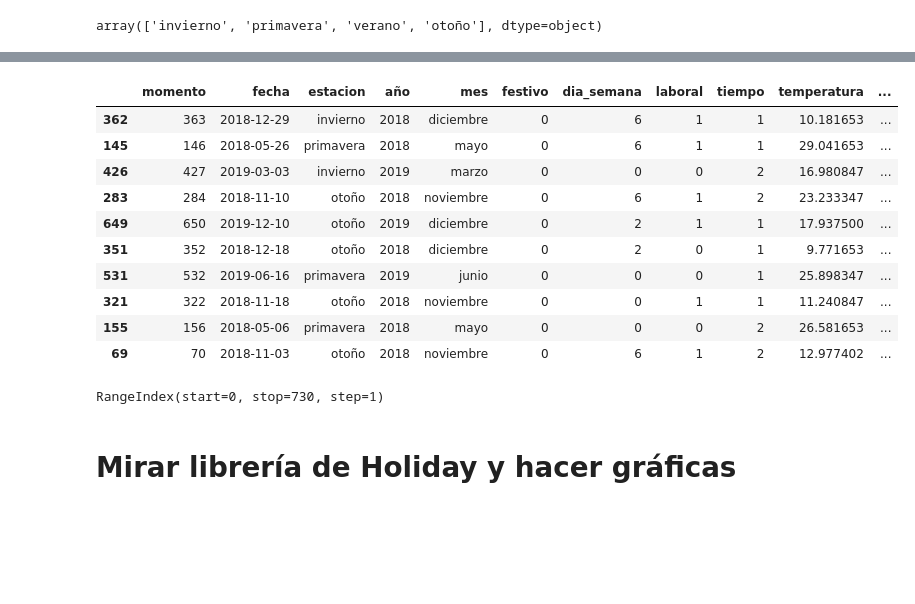
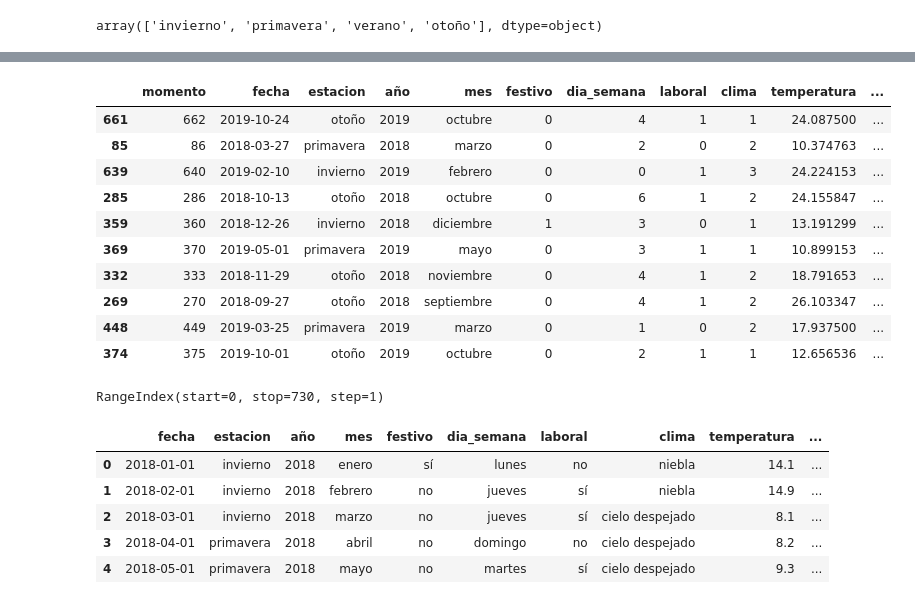
Before and after one commit to CrisSangrador/proyecto-alquiler-bicicletas, a Jupyter notebook: eda_bicis.ipynb, the cells around one changed output, grey strips where cells are left out. Saved outputs shown, nothing was run; the diff lists cells and outputs as text; code cells hidden in the pictures; blank space fills up the shorter version.

```diff
--- a/eda_bicis.ipynb
+++ b/eda_bicis.ipynb
@@ -128,7 +128,7 @@ dicc_columnas = {'instant' : 'momento',
                 'holiday' : 'festivo',
                 'weekday' : 'dia_semana',
                 'workingday' : 'laboral',
-                'weathersit' : 'tiempo',
+                'weathersit' : 'clima',
                 'temp' : 'temperatura',
                 'atemp' : 'sensacion_termica',
                 'hum' : 'humedad',
@@ -243,20 +229,19 @@ df.sample(10)
 # %%
 #También están mal los días de la semana, así que los cambiamos.
 
 df["dia_semana"] = df["fecha"].dt.strftime("%w")
-df.sample(10)
 # %% [output]
-|  | momento | fecha | estacion | año | mes | festivo | dia_semana | laboral | tiempo | temperatura | ... |
-| 362 | 363 | 2018-12-29 | invierno | 2018 | diciembre | 0 | 6 | 1 | 1 | 10.181653 | ... |
-| 145 | 146 | 2018-05-26 | primavera | 2018 | mayo | 0 | 6 | 1 | 1 | 29.041653 | ... |
-| 426 | 427 | 2019-03-03 | invierno | 2019 | marzo | 0 | 0 | 0 | 2 | 16.980847 | ... |
-| 283 | 284 | 2018-11-10 | otoño | 2018 | noviembre | 0 | 6 | 1 | 2 | 23.233347 | ... |
-| 649 | 650 | 2019-12-10 | otoño | 2019 | diciembre | 0 | 2 | 1 | 1 | 17.937500 | ... |
-| 351 | 352 | 2018-12-18 | otoño | 2018 | diciembre | 0 | 2 | 0 | 1 | 9.771653 | ... |
-| 531 | 532 | 2019-06-16 | primavera | 2019 | junio | 0 | 0 | 0 | 1 | 25.898347 | ... |
-| 321 | 322 | 2018-11-18 | otoño | 2018 | noviembre | 0 | 0 | 1 | 1 | 11.240847 | ... |
-| 155 | 156 | 2018-05-06 | primavera | 2018 | mayo | 0 | 0 | 0 | 2 | 26.581653 | ... |
-| 69 | 70 | 2018-11-03 | otoño | 2018 | noviembre | 0 | 6 | 1 | 2 | 12.977402 | ... |
+|  | momento | fecha | estacion | año | mes | festivo | dia_semana | laboral | clima | temperatura | ... |
+| 661 | 662 | 2019-10-24 | otoño | 2019 | octubre | 0 | 4 | 1 | 1 | 24.087500 | ... |
+| 85 | 86 | 2018-03-27 | primavera | 2018 | marzo | 0 | 2 | 0 | 2 | 10.374763 | ... |
+| 639 | 640 | 2019-02-10 | invierno | 2019 | febrero | 0 | 0 | 1 | 3 | 24.224153 | ... |
+| 285 | 286 | 2018-10-13 | otoño | 2018 | octubre | 0 | 6 | 1 | 2 | 24.155847 | ... |
+| 359 | 360 | 2018-12-26 | invierno | 2018 | diciembre | 1 | 3 | 0 | 1 | 13.191299 | ... |
+| 369 | 370 | 2019-05-01 | primavera | 2019 | mayo | 0 | 3 | 1 | 1 | 10.899153 | ... |
+| 332 | 333 | 2018-11-29 | otoño | 2018 | noviembre | 0 | 4 | 1 | 2 | 18.791653 | ... |
+| 269 | 270 | 2018-09-27 | otoño | 2018 | septiembre | 0 | 4 | 1 | 2 | 26.103347 | ... |
+| 448 | 449 | 2019-03-25 | primavera | 2019 | marzo | 0 | 1 | 0 | 2 | 17.937500 | ... |
+| 374 | 375 | 2019-10-01 | otoño | 2019 | octubre | 0 | 2 | 1 | 1 | 12.656536 | ... |
 # %%
 def cambiar_dia(columna):
 
@@ -284,5 +269,3 @@ df["dia_semana"] = df["fecha"].apply(cambiar_dia)
 df.index
 # %% [output]
 RangeIndex(start=0, stop=730, step=1)
-# %% [markdown]
-# Mirar librería de Holiday y hacer gráficas
@@ -288,0 +330,9 @@ RangeIndex(start=0, stop=730, step=1)
+# %%
+df.head()
+# %% [output]
+|  | fecha | estacion | año | mes | festivo | dia_semana | laboral | clima | temperatura | ... |
+| 0 | 2018-01-01 | invierno | 2018 | enero | sí | lunes | no | niebla | 14.1 | ... |
+| 1 | 2018-02-01 | invierno | 2018 | febrero | no | jueves | sí | niebla | 14.9 | ... |
+| 2 | 2018-03-01 | invierno | 2018 | marzo | no | jueves | sí | cielo despejado | 8.1 | ... |
+| 3 | 2018-04-01 | primavera | 2018 | abril | no | domingo | no | cielo despejado | 8.2 | ... |
+| 4 | 2018-05-01 | primavera | 2018 | mayo | no | martes | sí | cielo despejado | 9.3 | ... |
```
Also changed, not shown: parts of 12 cells of this notebook.
